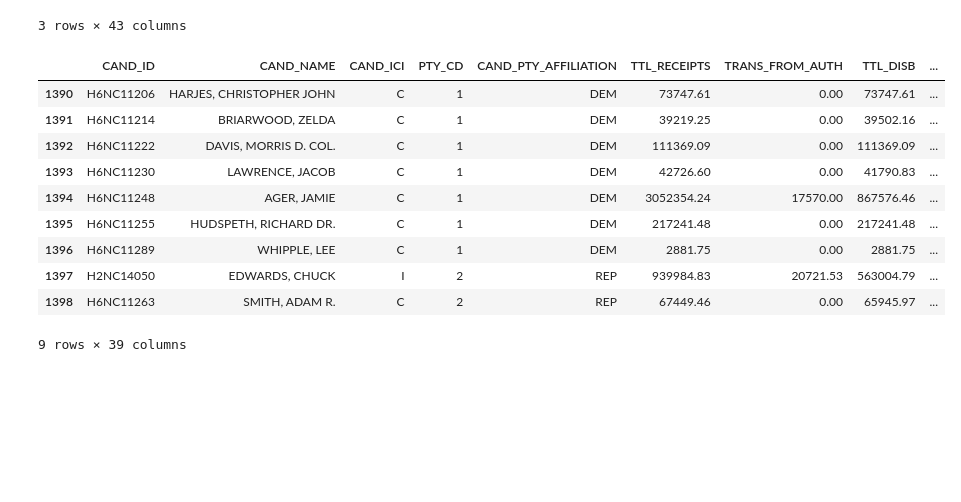
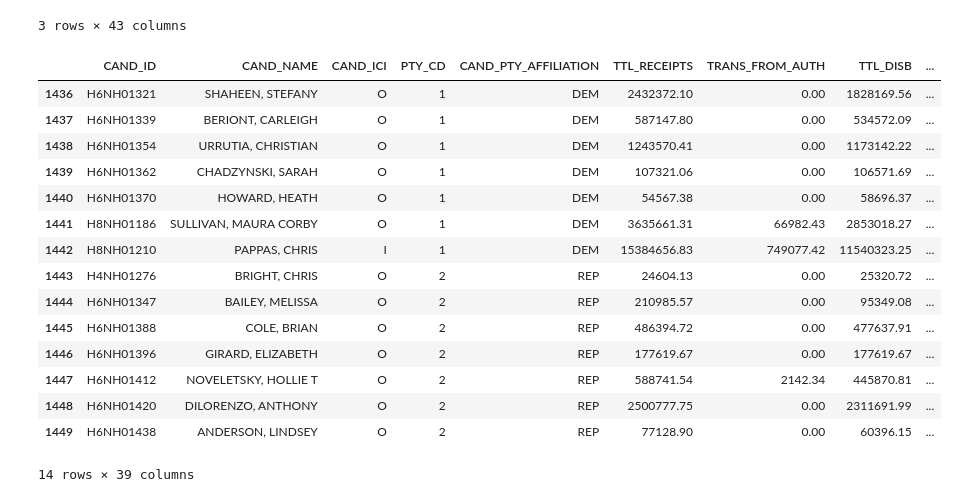
Before and after one commit to Hackquantumcpp/snoutcounter-midterms-2026-model, a Jupyter notebook: prediction/house/03-candidateinfo-wrangling.ipynb, the cells around one changed output. Drawn from its saved outputs; the diff is of its cells as text; code cells hidden in the pictures; blank space fills up the shorter version.

```diff
--- a/prediction/house/03-candidateinfo-wrangling.ipynb
+++ b/prediction/house/03-candidateinfo-wrangling.ipynb
@@ -838,18 +839,23 @@ candinfo.head(3)
 for party in ['dem', 'rep']:
     candinfo[f'{party}_poll_avg'] = candinfo[f'{party}_poll_avg'].fillna(0)
 # %%
-fec[(fec['CAND_OFFICE_ST'] == 'NC') &
-    (fec['CAND_OFFICE_DISTRICT'] == 11)]
+fec[(fec['CAND_OFFICE_ST'] == 'NH') &
+    (fec['CAND_OFFICE_DISTRICT'] == 1)]
 # %% [output]
 |  | CAND_ID | CAND_NAME | CAND_ICI | PTY_CD | CAND_PTY_AFFILIATION | TTL_RECEIPTS | TRANS_FROM_AUTH | TTL_DISB | ... |
-| 1390 | H6NC11206 | HARJES, CHRISTOPHER JOHN | C | 1 | DEM | 73747.61 | 0.00 | 73747.61 | ... |
-| 1391 | H6NC11214 | BRIARWOOD, ZELDA | C | 1 | DEM | 39219.25 | 0.00 | 39502.16 | ... |
-| 1392 | H6NC11222 | DAVIS, MORRIS D. COL. | C | 1 | DEM | 111369.09 | 0.00 | 111369.09 | ... |
-| 1393 | H6NC11230 | LAWRENCE, JACOB | C | 1 | DEM | 42726.60 | 0.00 | 41790.83 | ... |
-| 1394 | H6NC11248 | AGER, JAMIE | C | 1 | DEM | 3052354.24 | 17570.00 | 867576.46 | ... |
-| 1395 | H6NC11255 | HUDSPETH, RICHARD DR. | C | 1 | DEM | 217241.48 | 0.00 | 217241.48 | ... |
-| 1396 | H6NC11289 | WHIPPLE, LEE | C | 1 | DEM | 2881.75 | 0.00 | 2881.75 | ... |
-| 1397 | H2NC14050 | EDWARDS, CHUCK | I | 2 | REP | 939984.83 | 20721.53 | 563004.79 | ... |
-| 1398 | H6NC11263 | SMITH, ADAM R. | C | 2 | REP | 67449.46 | 0.00 | 65945.97 | ... |
+| 1436 | H6NH01321 | SHAHEEN, STEFANY | O | 1 | DEM | 2432372.10 | 0.00 | 1828169.56 | ... |
+| 1437 | H6NH01339 | BERIONT, CARLEIGH | O | 1 | DEM | 587147.80 | 0.00 | 534572.09 | ... |
+| 1438 | H6NH01354 | URRUTIA, CHRISTIAN | O | 1 | DEM | 1243570.41 | 0.00 | 1173142.22 | ... |
+| 1439 | H6NH01362 | CHADZYNSKI, SARAH | O | 1 | DEM | 107321.06 | 0.00 | 106571.69 | ... |
+| 1440 | H6NH01370 | HOWARD, HEATH | O | 1 | DEM | 54567.38 | 0.00 | 58696.37 | ... |
+| 1441 | H8NH01186 | SULLIVAN, MAURA CORBY | O | 1 | DEM | 3635661.31 | 66982.43 | 2853018.27 | ... |
+| 1442 | H8NH01210 | PAPPAS, CHRIS | I | 1 | DEM | 15384656.83 | 749077.42 | 11540323.25 | ... |
+| 1443 | H4NH01276 | BRIGHT, CHRIS | O | 2 | REP | 24604.13 | 0.00 | 25320.72 | ... |
+| 1444 | H6NH01347 | BAILEY, MELISSA | O | 2 | REP | 210985.57 | 0.00 | 95349.08 | ... |
+| 1445 | H6NH01388 | COLE, BRIAN | O | 2 | REP | 486394.72 | 0.00 | 477637.91 | ... |
+| 1446 | H6NH01396 | GIRARD, ELIZABETH | O | 2 | REP | 177619.67 | 0.00 | 177619.67 | ... |
+| 1447 | H6NH01412 | NOVELETSKY, HOLLIE T | O | 2 | REP | 588741.54 | 2142.34 | 445870.81 | ... |
+| 1448 | H6NH01420 | DILORENZO, ANTHONY | O | 2 | REP | 2500777.75 | 0.00 | 2311691.99 | ... |
+| 1449 | H6NH01438 | ANDERSON, LINDSEY | O | 2 | REP | 77128.90 | 0.00 | 60396.15 | ... |
-9 rows × 39 columns
+14 rows × 39 columns
 # %%
```
Also changed, not shown: parts of 5 cells of this notebook, 26 other files.
